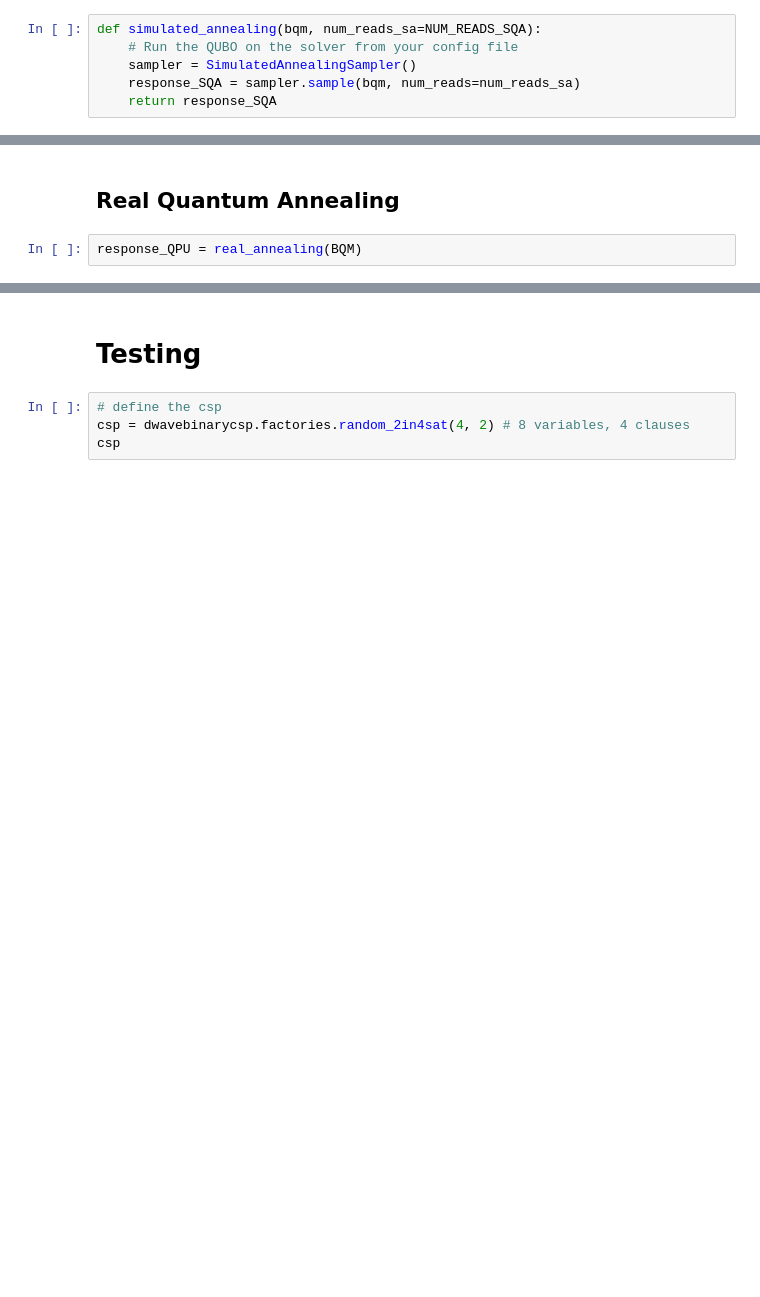
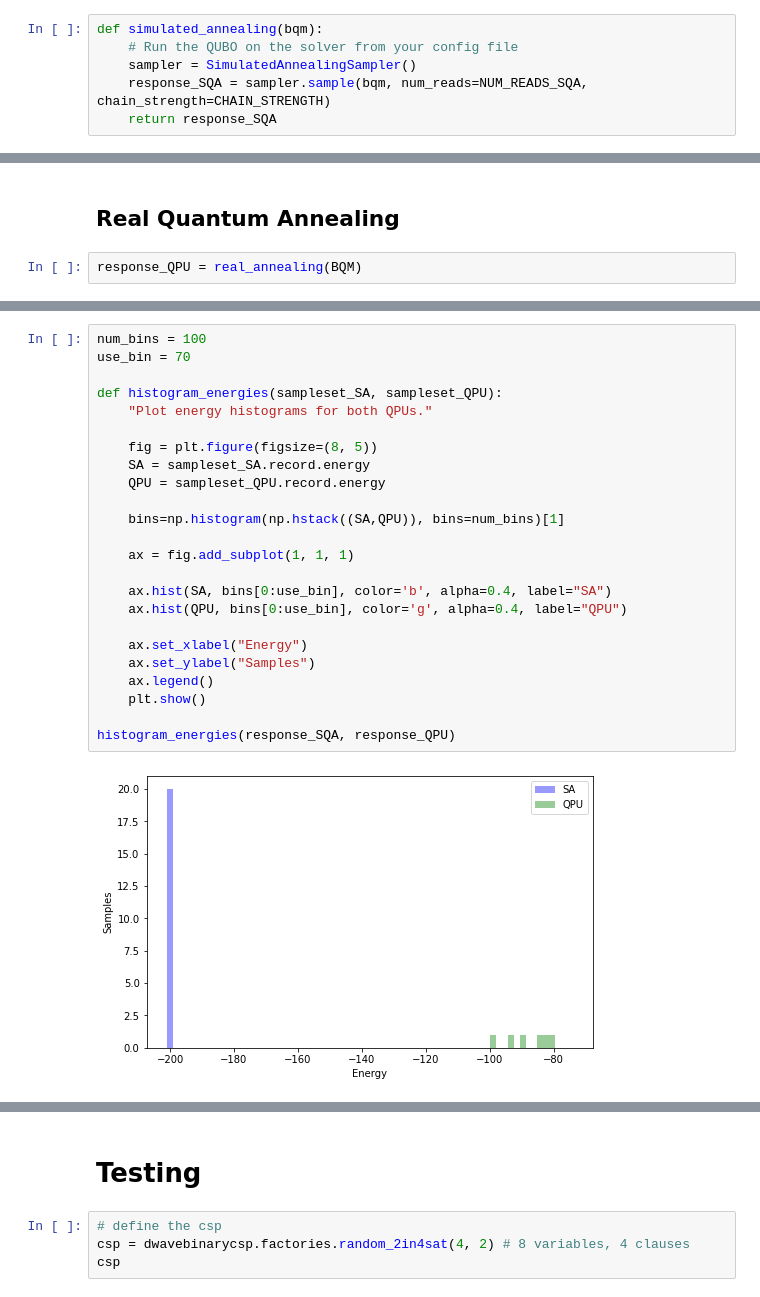
Before and after one commit to Megapiro/AQML_Project, a Jupyter notebook: Max2-Sat/Max2-Sat.ipynb, the cells around one changed output, grey strips where cells are left out. Cells and saved outputs as stored; diff of their text form; blank space fills up the shorter version.

```diff
--- a/Max2-Sat/Max2-Sat.ipynb
+++ b/Max2-Sat/Max2-Sat.ipynb
@@ -152,10 +154,10 @@ def print_response_data(response):
 # %% [markdown]
 ## Simulated Quantum Annealing
 # %%
-def simulated_annealing(bqm, num_reads_sa=NUM_READS_SQA):
+def simulated_annealing(bqm):
     # Run the QUBO on the solver from your config file
     sampler = SimulatedAnnealingSampler()
-    response_SQA = sampler.sample(bqm, num_reads=num_reads_sa)
+    response_SQA = sampler.sample(bqm, num_reads=NUM_READS_SQA, chain_strength=CHAIN_STRENGTH)
     return response_SQA
 # %% [markdown]
 ## Real Quantum Annealing
@@ -244,0 +324,26 @@ x_8 = True
+# %%
+num_bins = 100
+use_bin = 70
+
+def histogram_energies(sampleset_SA, sampleset_QPU):
+    "Plot energy histograms for both QPUs."
+
+    fig = plt.figure(figsize=(8, 5))
+    SA = sampleset_SA.record.energy
+    QPU = sampleset_QPU.record.energy
+
+    bins=np.histogram(np.hstack((SA,QPU)), bins=num_bins)[1]
+
+    ax = fig.add_subplot(1, 1, 1)
+
+    ax.hist(SA, bins[0:use_bin], color='b', alpha=0.4, label="SA")
+    ax.hist(QPU, bins[0:use_bin], color='g', alpha=0.4, label="QPU")
+
+    ax.set_xlabel("Energy")
+    ax.set_ylabel("Samples")
+    ax.legend()
+    plt.show()
+
+histogram_energies(response_SQA, response_QPU)
+# %% [output]
+[figure, added]
```
Also changed, not shown: parts of 16 cells of this notebook, 17 other files.
